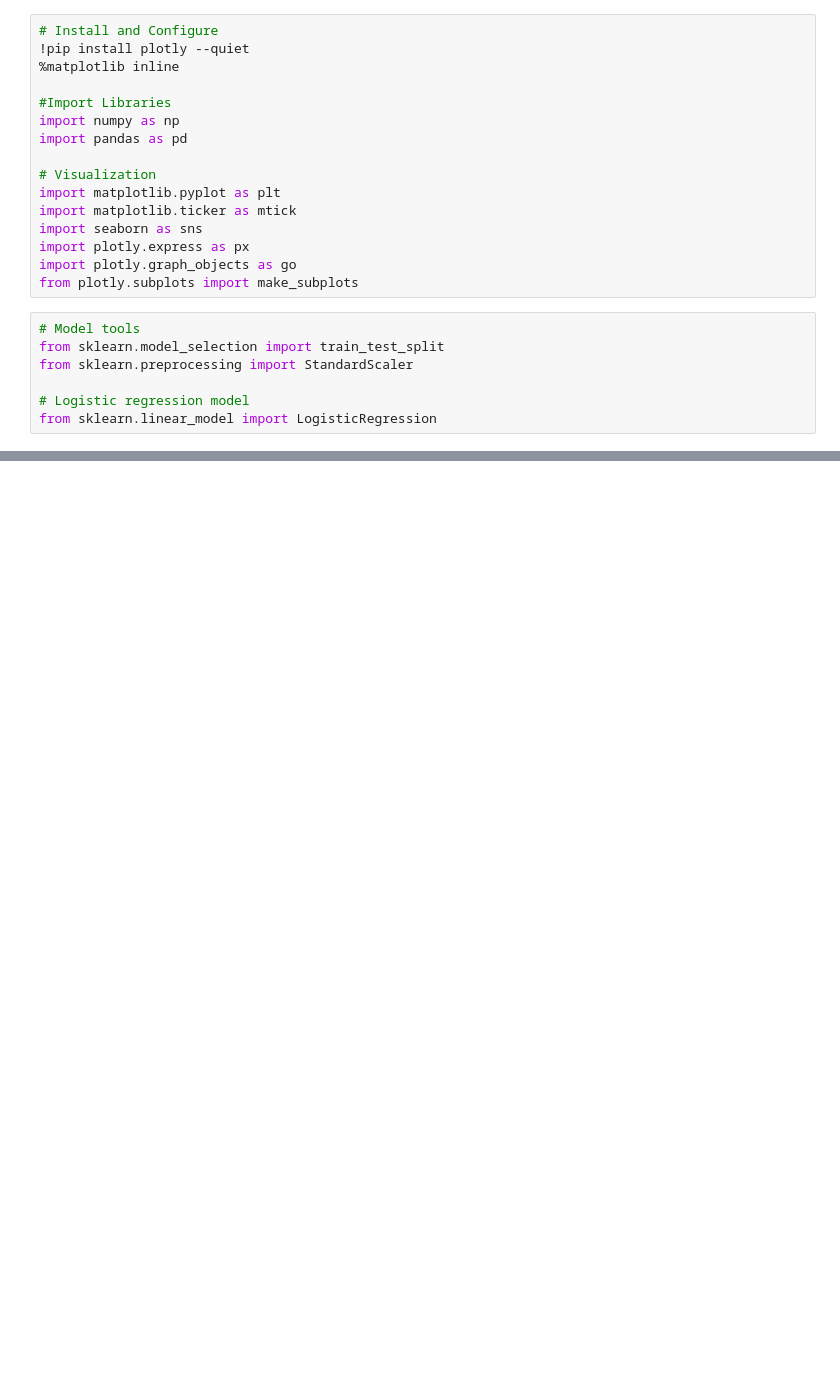
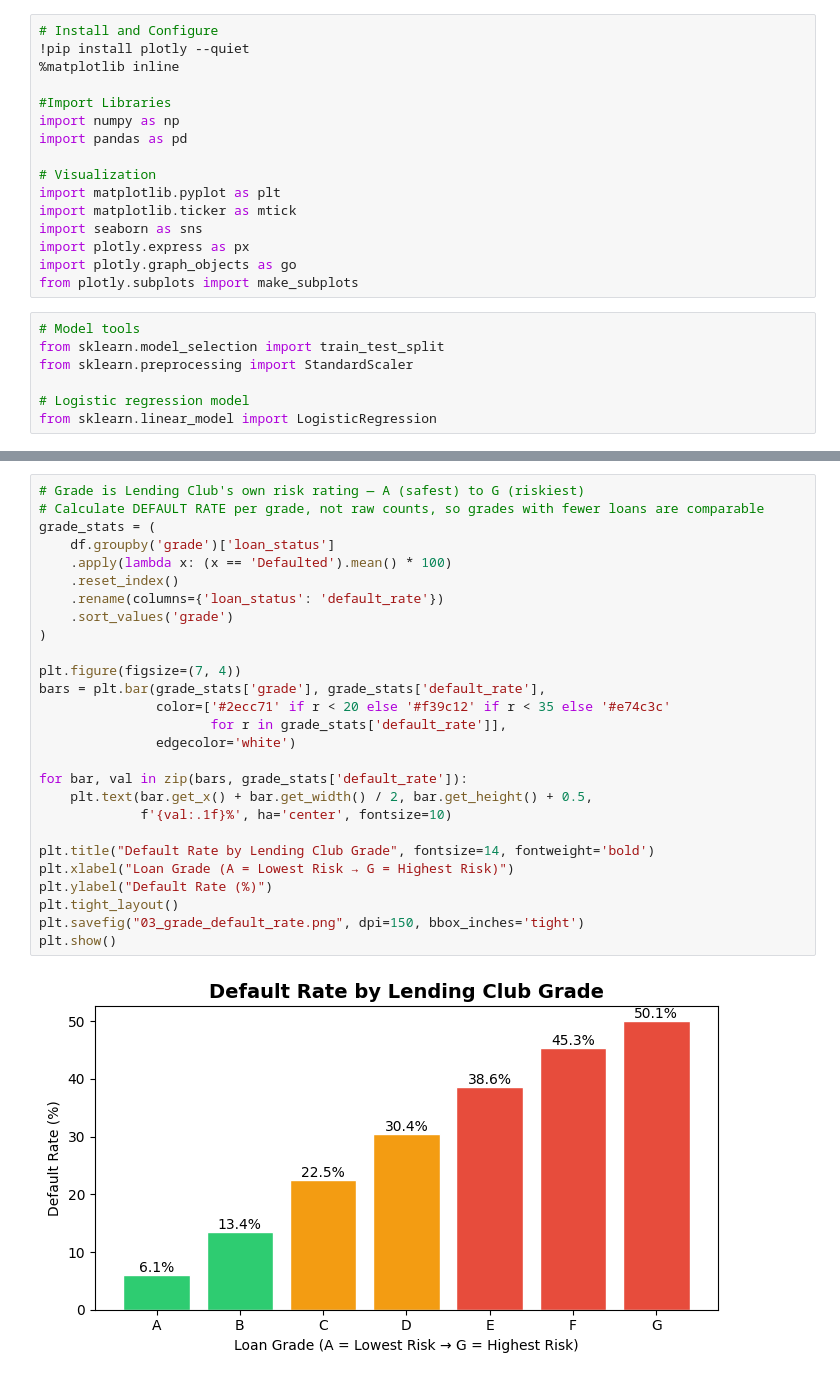
Before and after one commit to G-Nkosi01/Portfolio, a Jupyter notebook: Credit Risk Analysis.ipynb, the cells around one changed output, grey strips where cells are left out. Drawn from its saved outputs; the diff is of its cells as text; blank space fills up the shorter version.

```diff
--- a/Credit Risk Analysis.ipynb
+++ b/Credit Risk Analysis.ipynb
@@ -95,0 +134,29 @@ y_prob = model.predict_proba(X_test)[:, 1]
+# %%
+# Grade is Lending Club's own risk rating — A (safest) to G (riskiest)
+# Calculate DEFAULT RATE per grade, not raw counts, so grades with fewer loans are comparable
+grade_stats = (
+    df.groupby('grade')['loan_status']
+    .apply(lambda x: (x == 'Defaulted').mean() * 100)
+    .reset_index()
+    .rename(columns={'loan_status': 'default_rate'})
+    .sort_values('grade')
+)
+
+plt.figure(figsize=(7, 4))
+bars = plt.bar(grade_stats['grade'], grade_stats['default_rate'],
+               color=['#2ecc71' if r < 20 else '#f39c12' if r < 35 else '#e74c3c'
+                      for r in grade_stats['default_rate']],
+               edgecolor='white')
+
+for bar, val in zip(bars, grade_stats['default_rate']):
+    plt.text(bar.get_x() + bar.get_width() / 2, bar.get_height() + 0.5,
+             f'{val:.1f}%', ha='center', fontsize=10)
+
+plt.title("Default Rate by Lending Club Grade", fontsize=14, fontweight='bold')
+plt.xlabel("Loan Grade (A = Lowest Risk → G = Highest Risk)")
+plt.ylabel("Default Rate (%)")
+plt.tight_layout()
+plt.savefig("03_grade_default_rate.png", dpi=150, bbox_inches='tight')
+plt.show()
+# %% [output]
+[figure, added]
```
Also changed, not shown: parts of 23 cells of this notebook.
